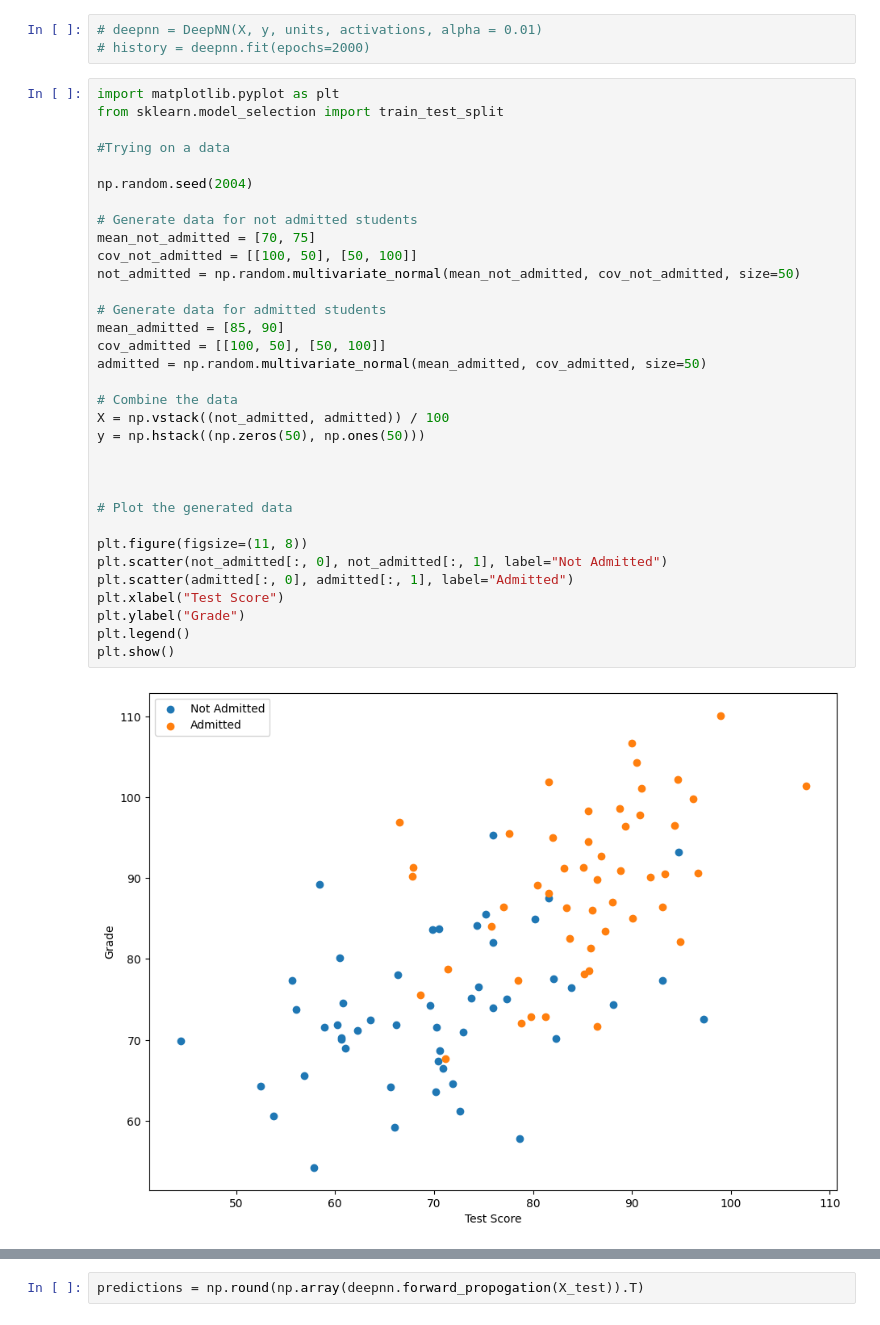
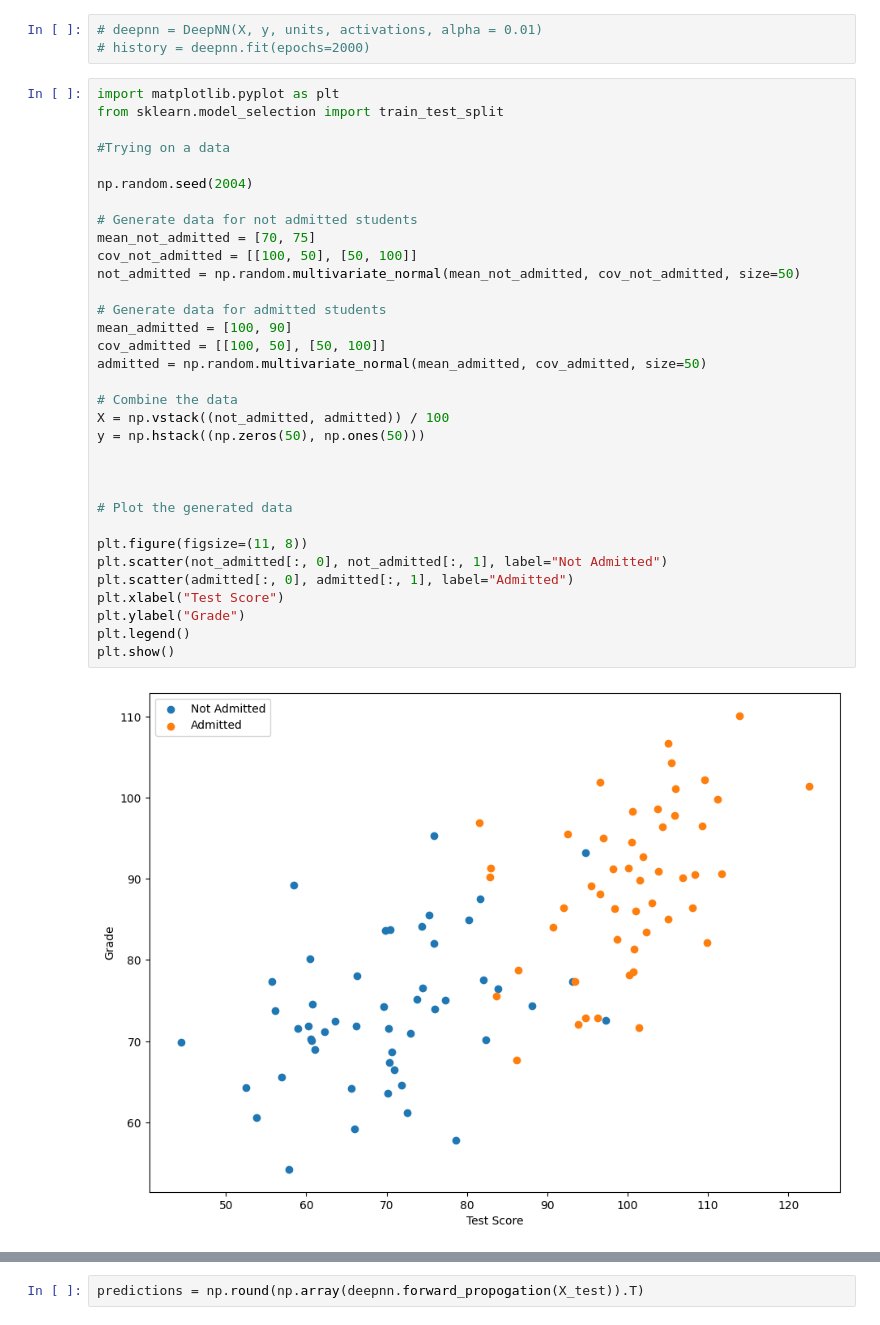
Before and after one commit to stanislavlia/DeepLearning.AI-specialization, a Jupyter notebook: Deep_Neural_Network.ipynb, the cells around one changed output, grey strips where cells are left out. Cells and saved outputs as stored; diff of their text form.

```diff
--- a/Deep_Neural_Network.ipynb
+++ b/Deep_Neural_Network.ipynb
@@ -244,35 +244,35 @@ from sklearn.model_selection import train_test_split
 
 #Trying on a data
 
 np.random.seed(2004)
 
 # Generate data for not admitted students
 mean_not_admitted = [70, 75]
 cov_not_admitted = [[100, 50], [50, 100]]
 not_admitted = np.random.multivariate_normal(mean_not_admitted, cov_not_admitted, size=50)
 
 # Generate data for admitted students
-mean_admitted = [85, 90]
+mean_admitted = [100, 90]
 cov_admitted = [[100, 50], [50, 100]]
 admitted = np.random.multivariate_normal(mean_admitted, cov_admitted, size=50)
 
 # Combine the data
 X = np.vstack((not_admitted, admitted)) / 100
 y = np.hstack((np.zeros(50), np.ones(50)))
 
 
 
 # Plot the generated data
 
 plt.figure(figsize=(11, 8))
 plt.scatter(not_admitted[:, 0], not_admitted[:, 1], label="Not Admitted")
 plt.scatter(admitted[:, 0], admitted[:, 1], label="Admitted")
 plt.xlabel("Test Score")
 plt.ylabel("Grade")
 plt.legend()
 plt.show()
 # %% [output]
-[figure, old version]
+[figure, new version]
 # %%
 #my DeepNN
 
```
Also changed, not shown: parts of 3 cells of this notebook.
